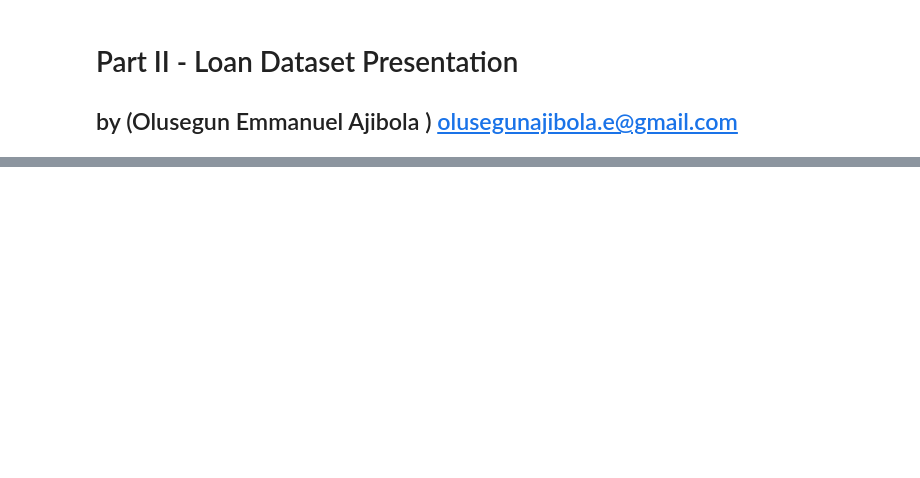
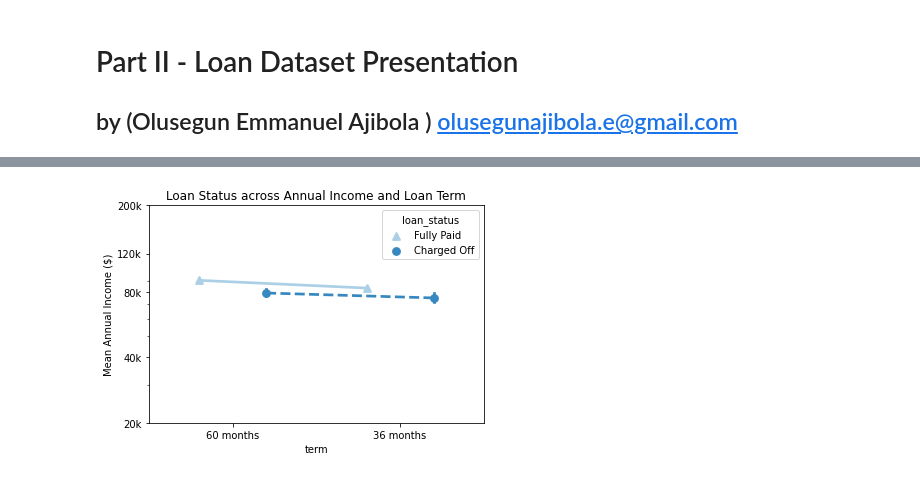
Before and after one commit to olusegunajibola/lloyds-bigdata-loan-customers, a Jupyter notebook: A Data Strategy/Part_II_slide_deck_data_strategy_loans.ipynb, the cells around one changed output, grey strips where cells are left out. Drawn from its saved outputs; the diff is of its cells as text; code cells hidden in the pictures; blank space fills up the shorter version.

```diff
--- a/A Data Strategy/Part_II_slide_deck_data_strategy_loans.ipynb
+++ b/A Data Strategy/Part_II_slide_deck_data_strategy_loans.ipynb
@@ -60 +84,13 @@ but feel free to add more if you'd like!
+# %%
+ax = sb.pointplot(data = loan, x = 'term', y = 'annual_inc', hue = 'loan_status',
+           palette = 'Blues', linestyles = ['-','--'], dodge = 0.4,
+    markers=["^", "o"])
+plt.title('Loan Status across Annual Income and Loan Term')
+plt.ylabel('Mean Annual Income ($)')
+plt.yscale('log')
+plt.yticks([2e4, 4e4, 8e4, 12e4, 20e4], ['20k', '40k', '80k', '120k',  '200k'])
+ax.set_yticklabels([],minor = True)
+plt.show();
+# %% [output]
+[figure, added]
 # %%
```
Also changed, not shown: parts of 18 cells of this notebook, 1 other file.
